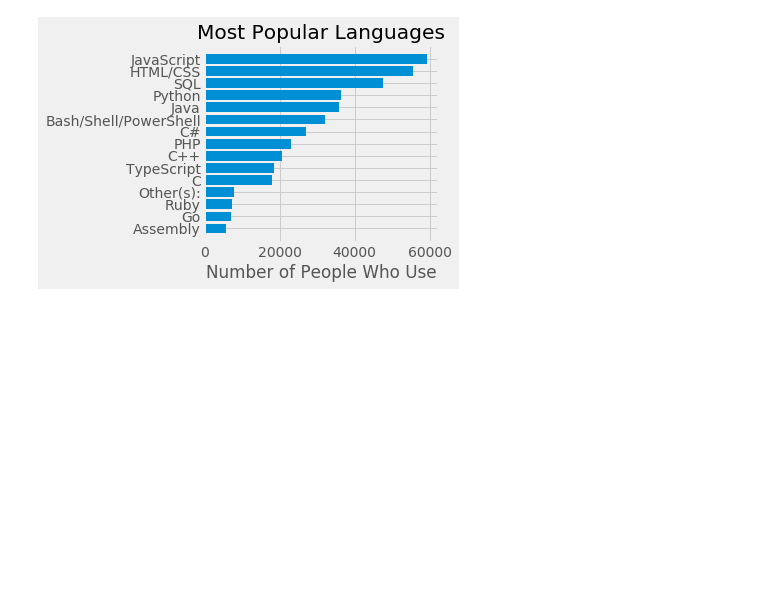
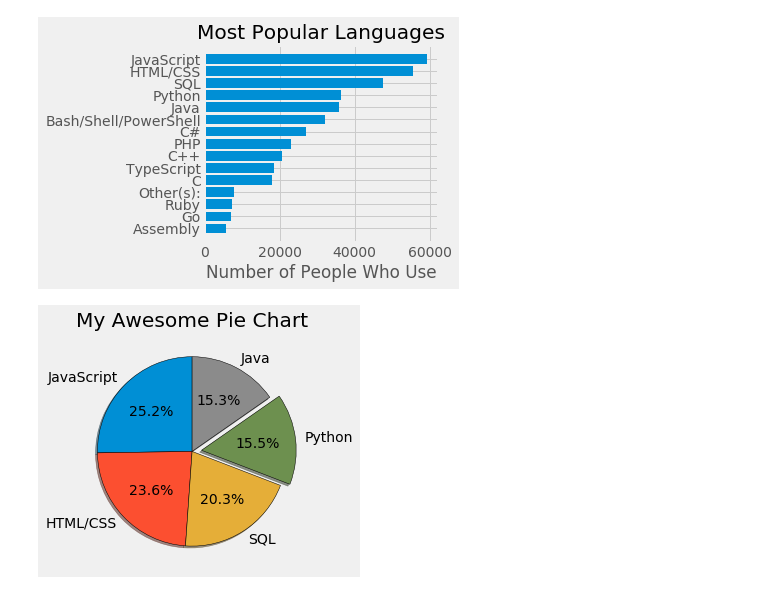
Before and after one commit to pujansoni/Jupyter_Notebook, a Jupyter notebook: Matplotlib_Learning.ipynb, the cells around one changed output. Drawn from its saved outputs; the diff is of its cells as text; code cells hidden in the pictures; blank space fills up the shorter version.

Commit message:
Adding pie chart example

```diff
--- a/Matplotlib_Learning.ipynb
+++ b/Matplotlib_Learning.ipynb
@@ -103,3 +103,22 @@ plt.tight_layout()
 plt.show()
 # %% [output]
 [figure]
+# %%
+# Pie Chart (Ideally should be use to display and compare upto 5 items)
+plt.style.use("fivethirtyeight")
+
+slices = [59219, 55466, 47544, 36443, 35917]
+labels = ['JavaScript', 'HTML/CSS', 'SQL', 'Python', 'Java']
+# The 0.1 means that it is exploded out 10% of the radius
+explode = [0, 0, 0, 0.1, 0]
+
+# The autopct argument how much space is occupied by each item in the pie chart
+plt.pie(slices, labels=labels, explode=explode, shadow=True,
+        startangle=90, autopct='%1.1f%%',
+        wedgeprops={'edgecolor': 'black'})
+
+plt.title("My Awesome Pie Chart")
+plt.tight_layout()
+plt.show()
+# %% [output]
+[figure, added]
```
